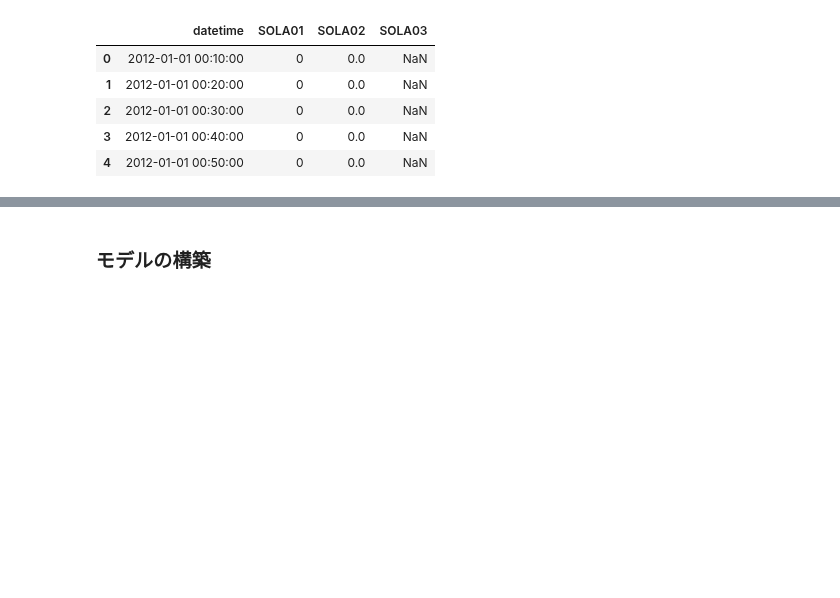
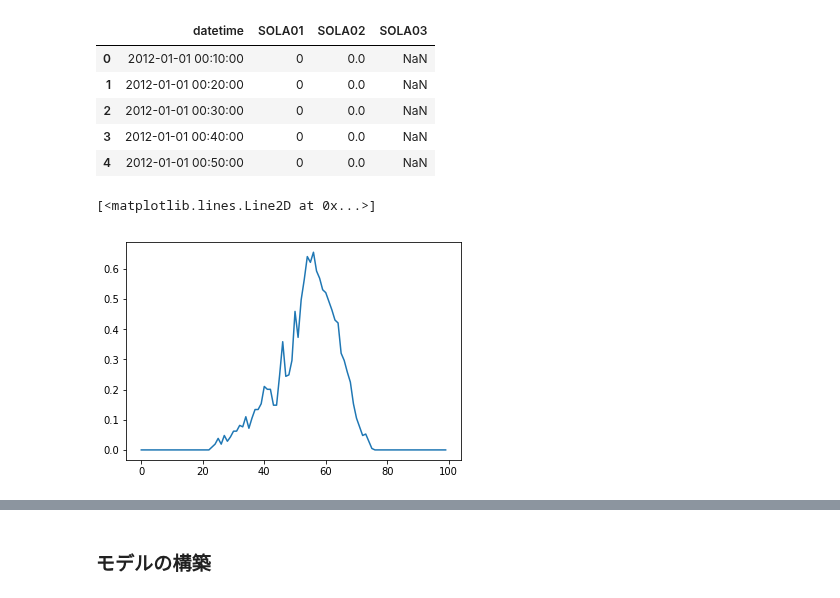
Before and after one commit to gciteam6/predict_amd, a Jupyter notebook: predict.ipynb, the cells around one changed output, grey strips where cells are left out. Saved outputs shown, nothing was run; the diff lists cells and outputs as text; code cells hidden in the pictures; blank space fills up the shorter version.

```diff
--- a/predict.ipynb
+++ b/predict.ipynb
@@ -199,3 +199,8 @@ test_input_list = get_chunked_data(normalized_test_amd, chunk_size)
 X = np.array(input_list).reshape(len(input_list), chunk_size, input_list.shape[2])
 Y = np.array(normalized_output).reshape(len(input_list), 1)
 X_predict = np.array(test_input_list).reshape(len(test_input_list), chunk_size, test_input_list.shape[2])
+# %%
+plt.plot(normalized_output[0:100])
+# %% [output]
+[<matplotlib.lines.Line2D at 0x...>]
+[figure, added]
```
Also changed, not shown: parts of 1 cell of this notebook, 7 other files.
